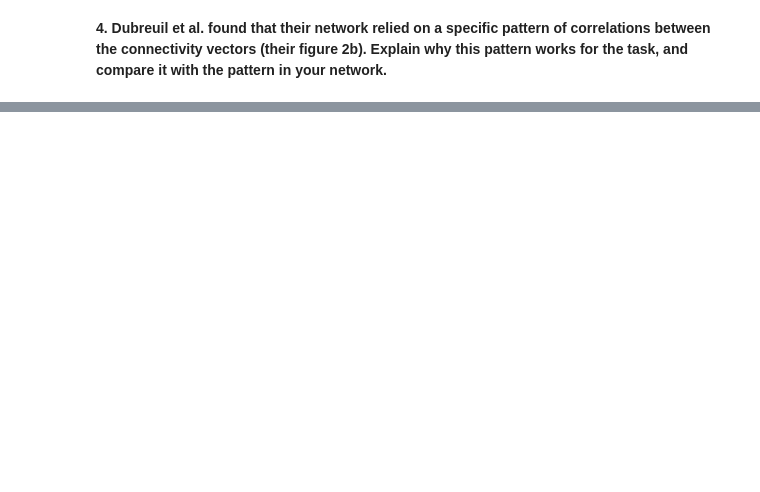
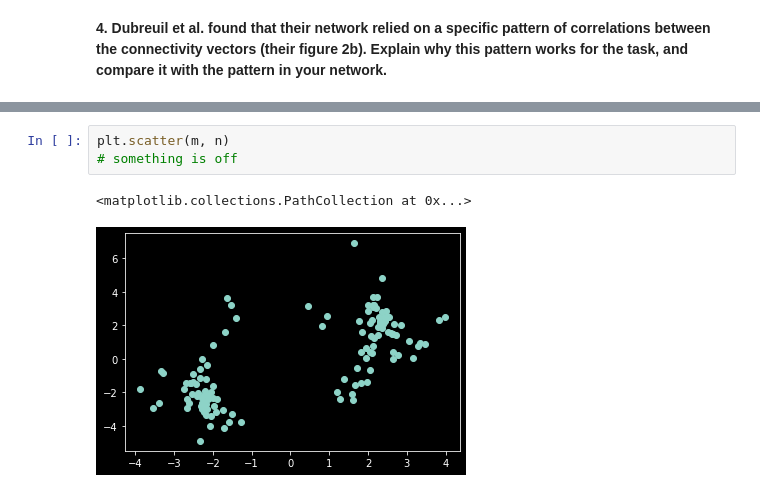
Before and after one commit to nguyen-td/Low-rank-RNN, a Jupyter notebook: dm_project.ipynb, the cells around one changed output, grey strips where cells are left out. Cells and saved outputs as stored; diff of their text form; blank space fills up the shorter version.

```diff
--- a/dm_project.ipynb
+++ b/dm_project.ipynb
@@ -228,0 +259,6 @@ TBD
+# %%
+plt.scatter(m, n)
+# something is off
+# %% [output]
+<matplotlib.collections.PathCollection at 0x...>
+[figure, added]
```
Also changed, not shown: parts of 11 cells of this notebook.
